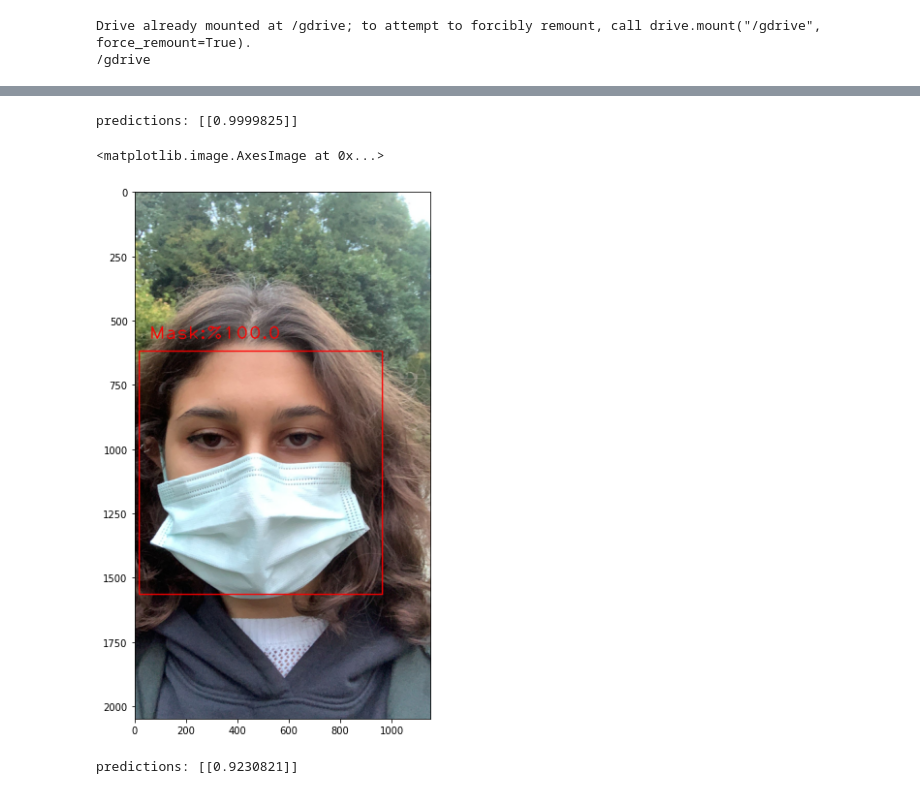
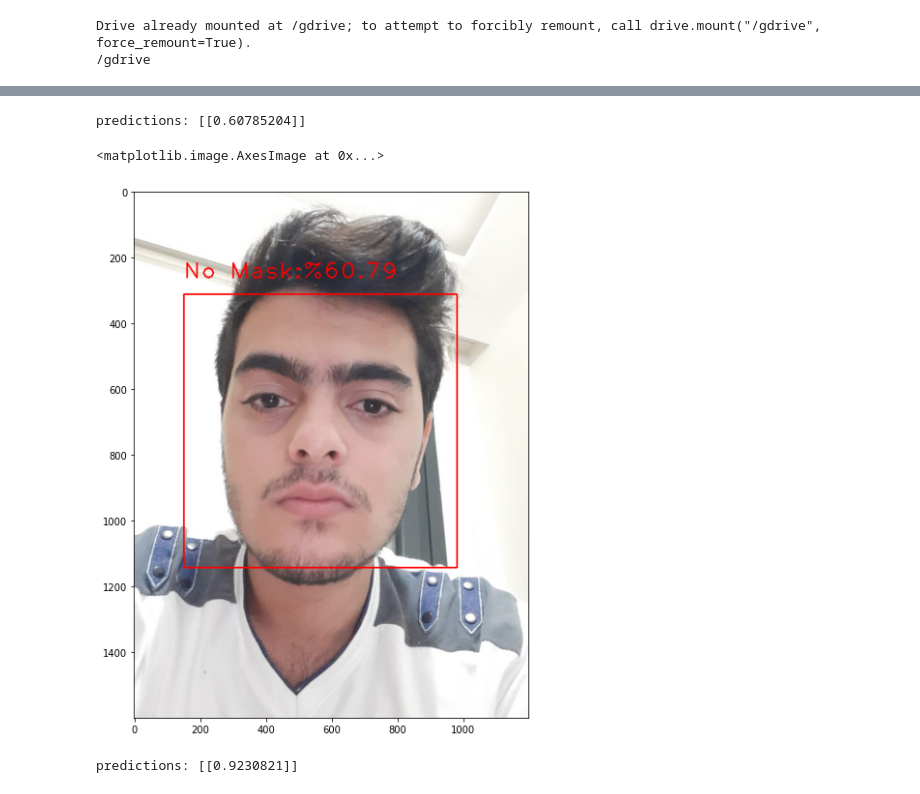
Before and after one commit to Caneralp242/t-p, a Jupyter notebook: mask_detection.ipynb, the cells around one changed output, grey strips where cells are left out. Drawn from its saved outputs; the diff is of its cells as text; code cells hidden in the pictures.

```diff
--- a/mask_detection.ipynb
+++ b/mask_detection.ipynb
@@ -171,30 +127,30 @@ plt.imshow(frame)
 # %%
-frame=cv2.imread("/content/drive/MyDrive/6139fd41-1947-4b93-9b2a-2cf904325ce6.JPG")
+frame=cv2.imread("/content/drive/MyDrive/emiroğlu/burkay/AGTL3865.JPG")
 face = cv2.CascadeClassifier(cv2.data.haarcascades + 'haarcascade_frontalface_default.xml')
 gray = cv2.cvtColor(frame, cv2.COLOR_BGR2GRAY)
-faces = face.detectMultiScale(gray, 1.3, 5)
+faces = face.detectMultiScale(frame, 1.3, 5)
 for x, y, w, h in faces:
   roi_face = frame[y:y + h, x:x + w]
   final_array = cv2.resize(roi_face, (224, 224))
   final_array = np.expand_dims(final_array, axis=0)
   final_array = final_array / 255
   predictions = new_model.predict(final_array)
   print("predictions:", predictions)
   if predictions < 0.5:
     status = " No Mask:%{}".format(round(predictions[0][0] * 100, 2))
     cv2.rectangle(frame, (x, y), (x + w, y + h), (0, 255, 0), 3)
     cv2.putText(frame, status, (x, y - 45), cv2.FONT_HERSHEY_PLAIN, 5, (0, 0, 255), 5)
   else:
-    status = " Mask:%{}".format(round(predictions[0][0] * 100, 2))
+    status = "No Mask:%{}".format(round(predictions[0][0] * 100, 2))
     cv2.rectangle(frame, (x, y), (x + w, y + h), (0, 0, 255), 3)
     cv2.putText(frame, status, (x, y - 45), cv2.FONT_HERSHEY_PLAIN, 5, (0, 0, 255), 3)
 
 frame = cv2.cvtColor(frame, cv2.COLOR_BGR2RGB)
 
 plt.figure(figsize=(20,10))
 
 plt.imshow( frame)
 # %% [output]
-predictions: [[0.9999825]]
+predictions: [[0.60785204]]
 <matplotlib.image.AxesImage at 0x...>
-[figure, old version]
+[figure, new version]
```
Also changed, not shown: parts of 8 cells of this notebook, 3 other files.
